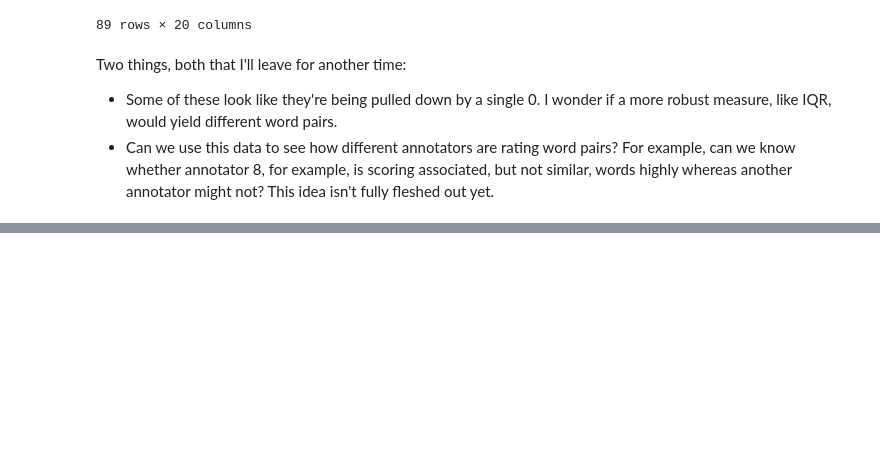
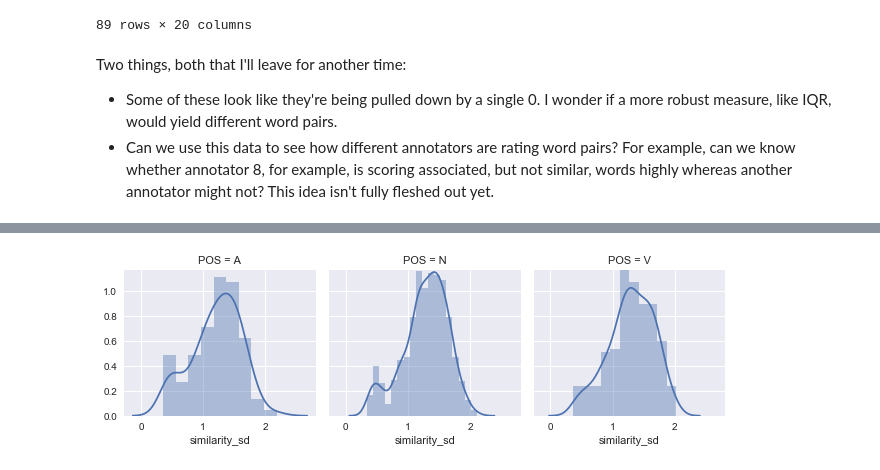
Before and after one commit to geoffbacon/eval, a Jupyter notebook: scripts/Batchkarov-et-al-2015.ipynb, the cells around one changed output, grey strips where cells are left out. Cells and saved outputs as stored; diff of their text form; code cells hidden in the pictures; blank space fills up the shorter version.

```diff
--- a/scripts/Batchkarov-et-al-2015.ipynb
+++ b/scripts/Batchkarov-et-al-2015.ipynb
@@ -249,0 +269,5 @@ Two things, both that I'll leave for another time:
+# %%
+g = sns.FacetGrid(data=simlex, col='POS')
+g = g.map(sns.distplot, 'similarity_sd')
+# %% [output]
+[figure, added]
```
Also changed, not shown: parts of 12 cells of this notebook.
